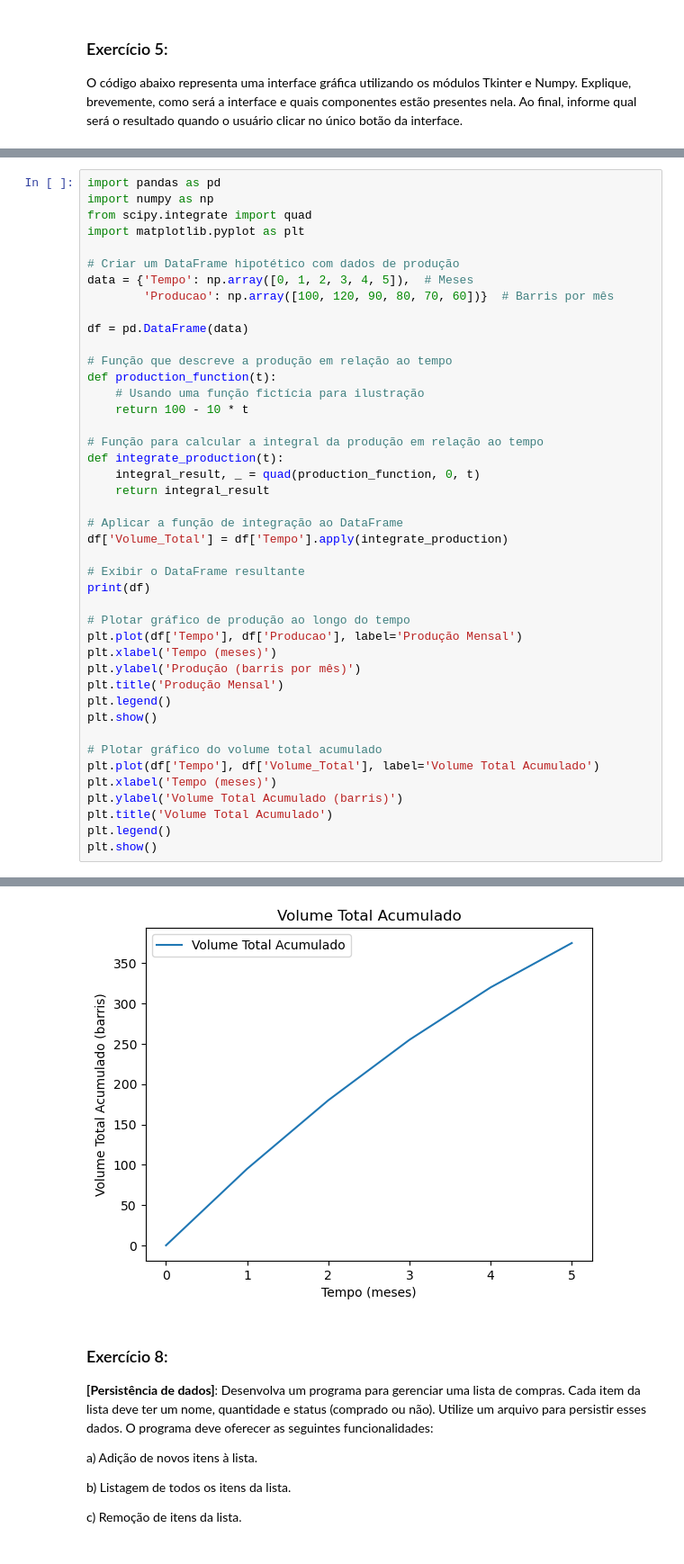
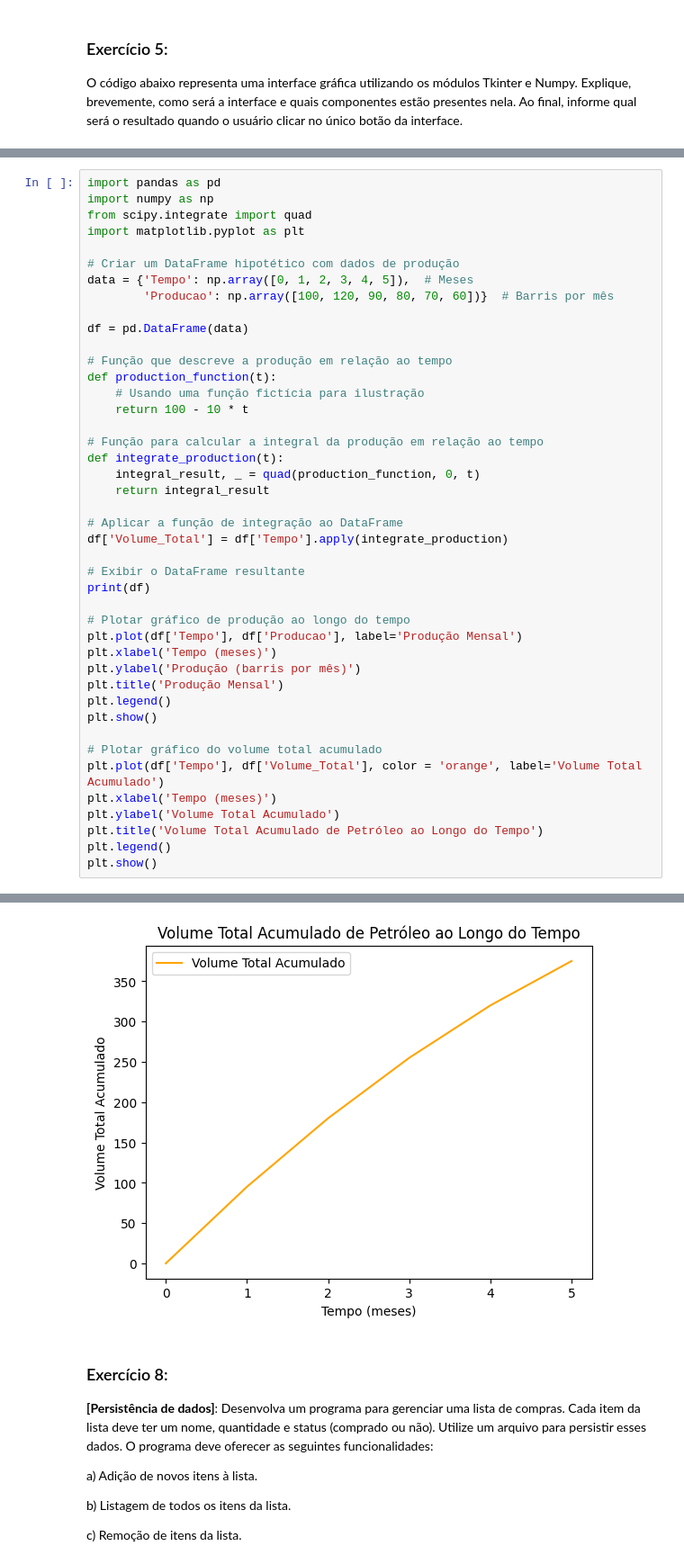
Before and after one commit to asmunck/COMP2, a Jupyter notebook: Lista_Extra-p2.ipynb, the cells around one changed output, grey strips where cells are left out. Shown at 90% size. Saved outputs shown, nothing was run; the diff lists cells and outputs as text.

```diff
--- a/Lista_Extra-p2.ipynb
+++ b/Lista_Extra-p2.ipynb
@@ -302,10 +386,10 @@ plt.legend()
 plt.show()
 
 # Plotar gráfico do volume total acumulado
-plt.plot(df['Tempo'], df['Volume_Total'], label='Volume Total Acumulado')
+plt.plot(df['Tempo'], df['Volume_Total'], color = 'orange', label='Volume Total Acumulado')
 plt.xlabel('Tempo (meses)')
-plt.ylabel('Volume Total Acumulado (barris)')
-plt.title('Volume Total Acumulado')
+plt.ylabel('Volume Total Acumulado')
+plt.title('Volume Total Acumulado de Petróleo ao Longo do Tempo')
 plt.legend()
 plt.show()
 # %% [output]
@@ -320,4 +404,4 @@ plt.show()
-[figure, old version]
+[figure, new version]
 # %% [markdown]
 ### Exercício 8:
 **[Persistência de dados]**: Desenvolva um programa para gerenciar uma lista de compras. Cada item da lista deve ter um nome, quantidade e status (comprado ou não). Utilize um arquivo para persistir esses dados. O programa deve oferecer as seguintes funcionalidades:
```
Also changed, not shown: parts of 7 cells of this notebook, 6 other files.
